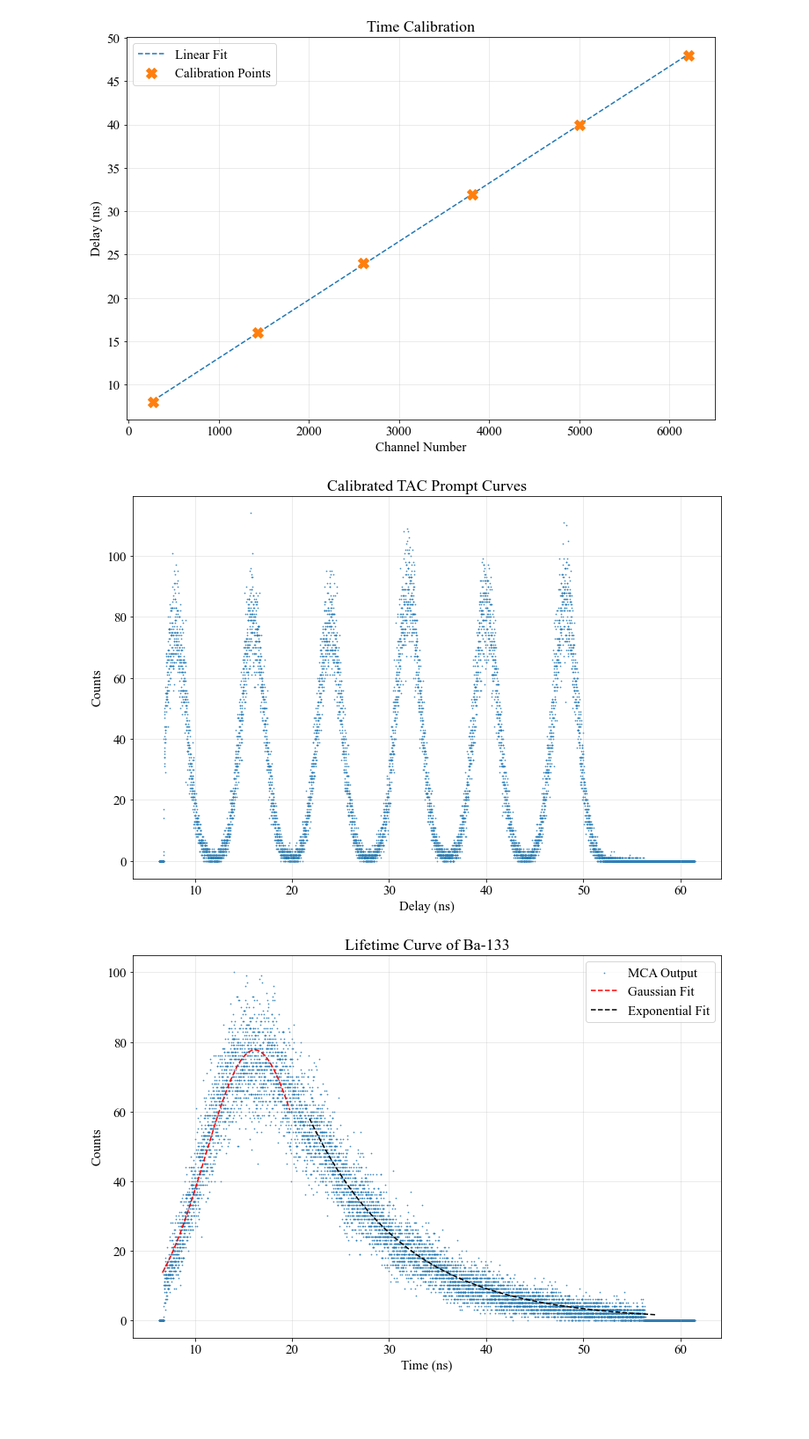
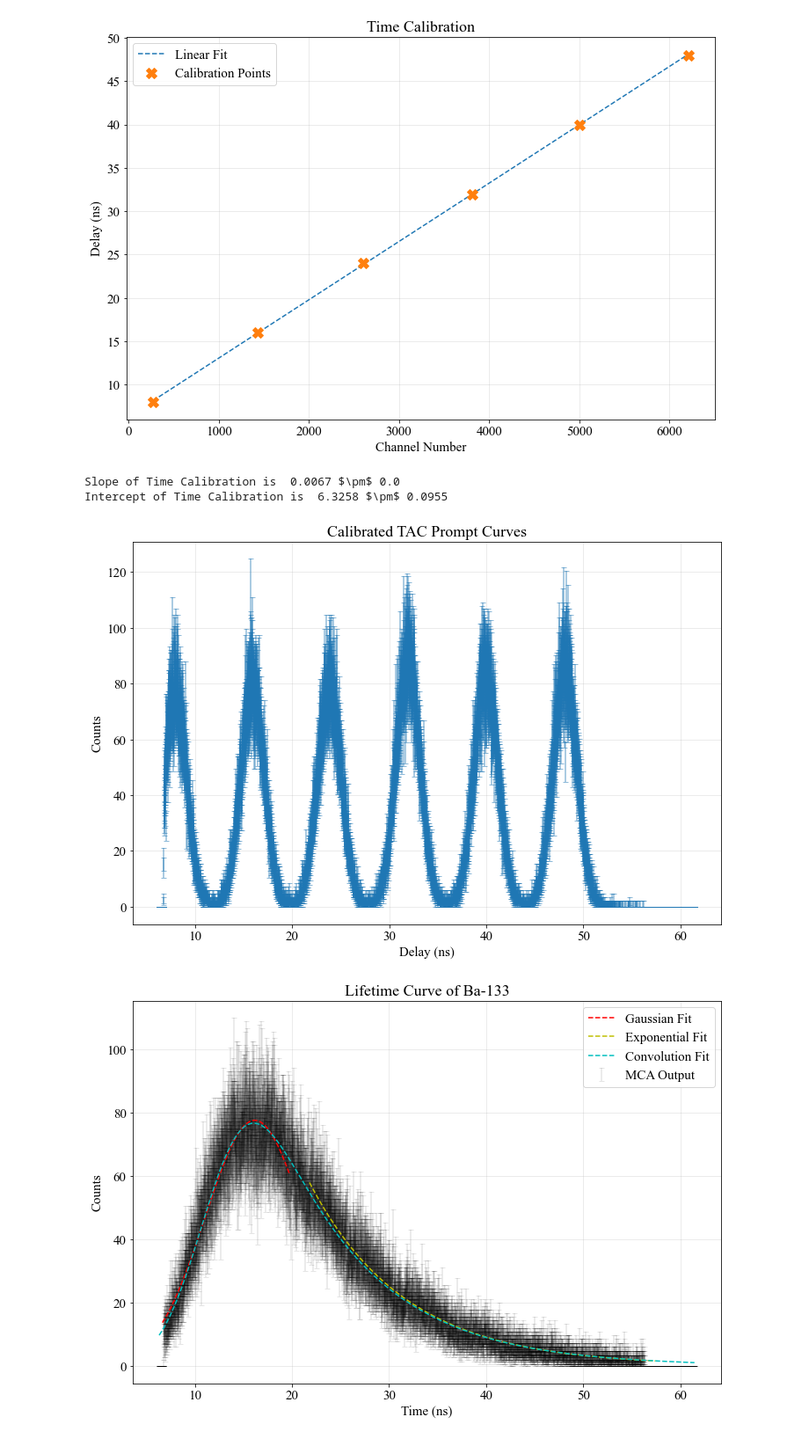
Before and after one commit to krtktwri/NuclearLifetimeMeasurement, a Jupyter notebook: lifetime_calculation.ipynb, the cells around one changed output. Shown: that part at 88% size. Drawn from its saved outputs; the diff is of its cells as text; code cells hidden in the pictures; blank space fills up the shorter version.

```diff
--- a/lifetime_calculation.ipynb
+++ b/lifetime_calculation.ipynb
@@ -75,36 +113,49 @@ plt.grid(alpha=0.3)
 plt.savefig('fig/others/TimeCalibration.png', dpi=300)
 # %% [output]
 [figure]
+# %%
+print('Slope of Time Calibration is ', np.round(popt[0], 4), '$\pm$', np.round(np.sqrt(pcov[0][0]), 4))
+print('Intercept of Time Calibration is ', np.round(popt[1], 4), '$\pm$', np.round(np.sqrt(pcov[1][1]), 4))
+# %% [output]
+Slope of Time Calibration is  0.0067 $\pm$ 0.0
+Intercept of Time Calibration is  6.3258 $\pm$ 0.0955
 # %%
-plt.scatter(linear(X, *popt), Y, s=0.5, alpha=0.8, label='MCA Output')
+# plt.scatter(linear(X, *popt), Y, s=0.5, alpha=0.8, label='MCA Output')\
+plt.errorbar(linear(X, *popt), Y, yerr=np.sqrt(Y), fmt='none', capsize=3, alpha=0.5, label='MCA Output')
 plt.xlabel('Delay (ns)')
 plt.ylabel('Counts')
 plt.title('Calibrated TAC Prompt Curves')
 plt.grid(alpha=0.3)
 plt.savefig('fig/others/CalibratedTACPromptCurves.png', dpi=300)
 # %% [output]
-[figure, old version]
+[figure, new version]
 # %%
 channel, counts = pad_counts('Life_time_curve')
-plt.scatter(linear(channel, *popt), counts, s=0.5, alpha=0.8, label='MCA Output')
+plt.errorbar(linear(channel, *popt), counts, yerr=np.sqrt(counts), fmt='none', color='k', capsize=3, alpha=0.1, label='MCA Output')
 plt.xlabel('Time (ns)')
 plt.ylabel('Counts')
 
 #fitting gaussian for the first peak
 x1 = linear(channel, *popt)[50:2000]
 y1 = counts[50:2000]
 x0 = x1[np.argmax(y1)]
 popt1, pcov1 = curve_fit(gaussian, x1, y1, p0=[1, x0, 1])
 plt.plot(x1, gaussian(x1, *popt1), 'r--', label='Gaussian Fit')
 
 #fitting exponential for the remainder
 x2 = linear(channel, *popt)[2300:-600]
 y2 = counts[2300:-600]
 popt2, pcov2 = curve_fit(lambda x, a, b, c: a*np.exp(-(x)/b) + c, x2, y2, p0=[1, 1, 18])
-plt.plot(x2, popt2[0]*np.exp(-(x2)/popt2[1]), 'k--', label='Exponential Fit')
+plt.plot(x2, popt2[0]*np.exp(-(x2)/popt2[1]), 'y--', label='Exponential Fit')
+
+# fitting a convolution of gaussian and exponential
+M = lambda t, tau, A, a, x0, sigma: np.convolve(exponential(t, tau, A), gaussian(t, a, x0, sigma), 'same')
+popt3, pcov3 = curve_fit(M, linear(channel, *popt), counts, p0=[10,1,1,20,5])
+plt.plot(linear(channel, *popt), M(linear(channel, *popt), *popt3), 'c--', label='Convolution Fit')
+
 plt.legend()
 plt.title('Lifetime Curve of Ba-133')
 plt.grid(alpha=0.3)
 plt.savefig('fig/others/LifetimeCurve.png', dpi=300)
 # %% [output]
-[figure, old version]
+[figure, new version]
```
Also changed, not shown: parts of 8 cells of this notebook, 22 other files.
